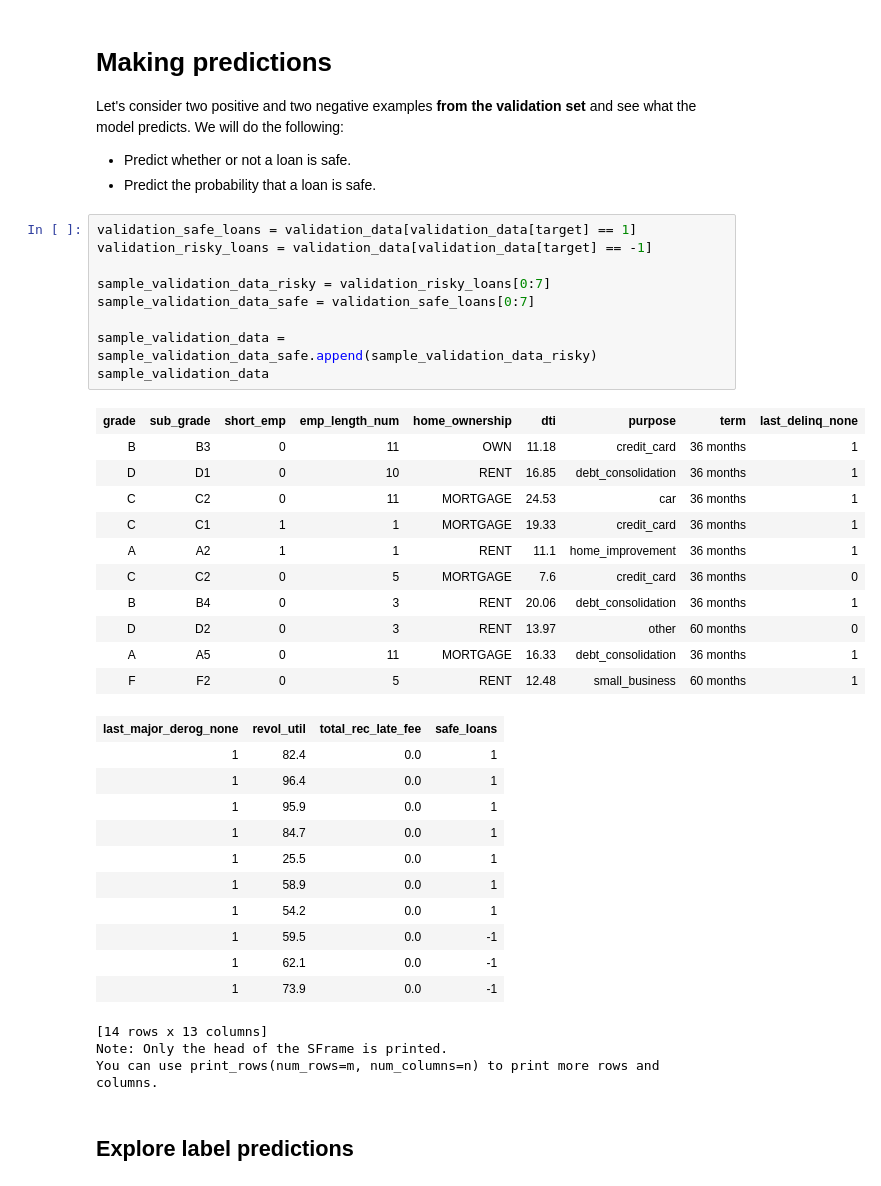
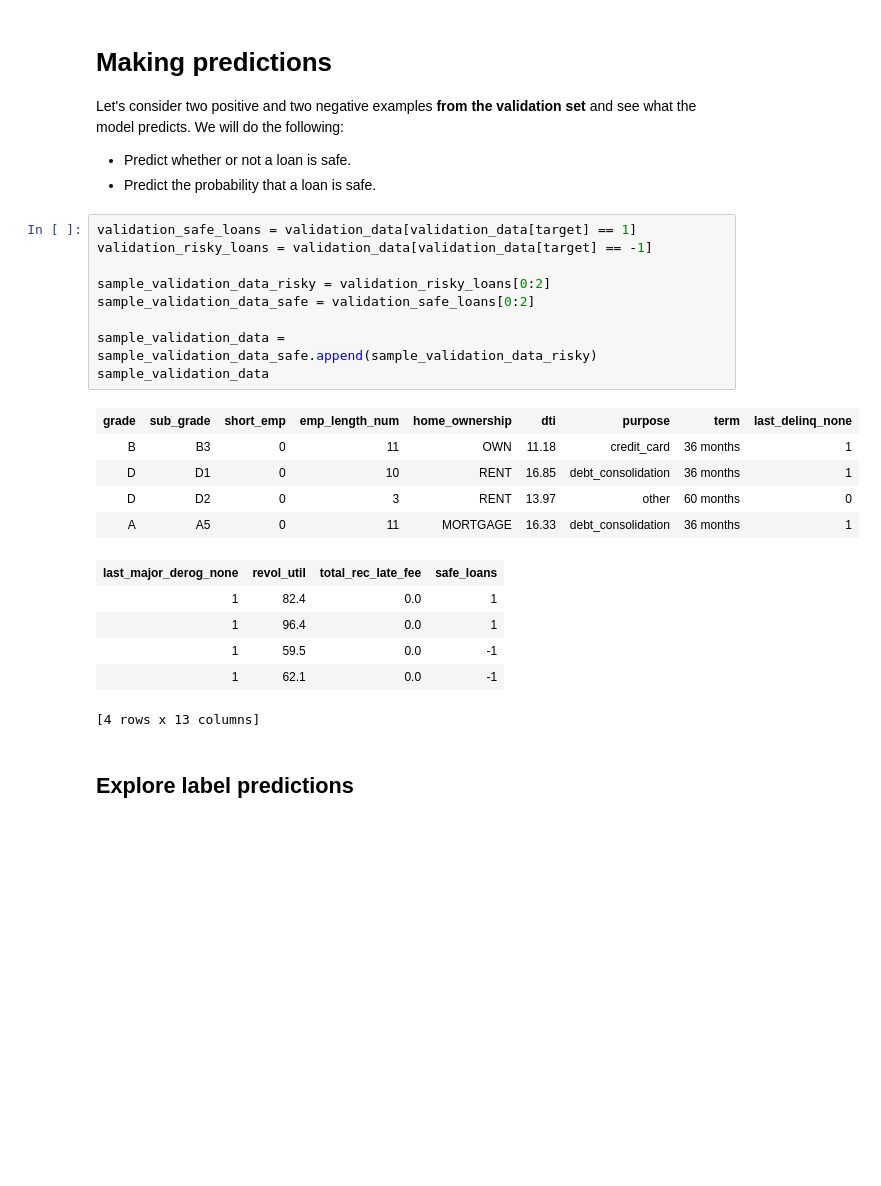
Before and after one commit to Incredibleea/pythonic-iconic, a Jupyter notebook: Classification Advanced - Decision Tree/module-5-decision-tree-assignment-1-blank.ipynb, the cells around one changed output. Cells and saved outputs as stored; diff of their text form; blank space fills up the shorter version.

```diff
--- a/Classification Advanced - Decision Tree/module-5-decision-tree-assignment-1-blank.ipynb
+++ b/Classification Advanced - Decision Tree/module-5-decision-tree-assignment-1-blank.ipynb
@@ -232,38 +232,24 @@ Let's consider two positive and two negative examples **from the validation set*
 # %%
 validation_safe_loans = validation_data[validation_data[target] == 1]
 validation_risky_loans = validation_data[validation_data[target] == -1]
 
-sample_validation_data_risky = validation_risky_loans[0:7]
-sample_validation_data_safe = validation_safe_loans[0:7]
+sample_validation_data_risky = validation_risky_loans[0:2]
+sample_validation_data_safe = validation_safe_loans[0:2]
 
 sample_validation_data = sample_validation_data_safe.append(sample_validation_data_risky)
 sample_validation_data
 # %% [output]
 | grade | sub_grade | short_emp | emp_length_num | home_ownership | dti | purpose | term | last_delinq_none |
 | B | B3 | 0 | 11 | OWN | 11.18 | credit_card | 36 months | 1 |
 | D | D1 | 0 | 10 | RENT | 16.85 | debt_consolidation | 36 months | 1 |
-| C | C2 | 0 | 11 | MORTGAGE | 24.53 | car | 36 months | 1 |
-| C | C1 | 1 | 1 | MORTGAGE | 19.33 | credit_card | 36 months | 1 |
-| A | A2 | 1 | 1 | RENT | 11.1 | home_improvement | 36 months | 1 |
-| C | C2 | 0 | 5 | MORTGAGE | 7.6 | credit_card | 36 months | 0 |
-| B | B4 | 0 | 3 | RENT | 20.06 | debt_consolidation | 36 months | 1 |
 | D | D2 | 0 | 3 | RENT | 13.97 | other | 60 months | 0 |
 | A | A5 | 0 | 11 | MORTGAGE | 16.33 | debt_consolidation | 36 months | 1 |
-| F | F2 | 0 | 5 | RENT | 12.48 | small_business | 60 months | 1 |
 | last_major_derog_none | revol_util | total_rec_late_fee | safe_loans |
 | 1 | 82.4 | 0.0 | 1 |
 | 1 | 96.4 | 0.0 | 1 |
-| 1 | 95.9 | 0.0 | 1 |
-| 1 | 84.7 | 0.0 | 1 |
-| 1 | 25.5 | 0.0 | 1 |
-| 1 | 58.9 | 0.0 | 1 |
-| 1 | 54.2 | 0.0 | 1 |
 | 1 | 59.5 | 0.0 | -1 |
 | 1 | 62.1 | 0.0 | -1 |
-| 1 | 73.9 | 0.0 | -1 |
-[14 rows x 13 columns]
-Note: Only the head of the SFrame is printed.
-You can use print_rows(num_rows=m, num_columns=n) to print more rows and columns.
+[4 rows x 13 columns]
 # %% [markdown]
 ## Explore label predictions
 # %% [markdown]
```
Also changed, not shown: parts of 17 cells of this notebook, 1 other file.
